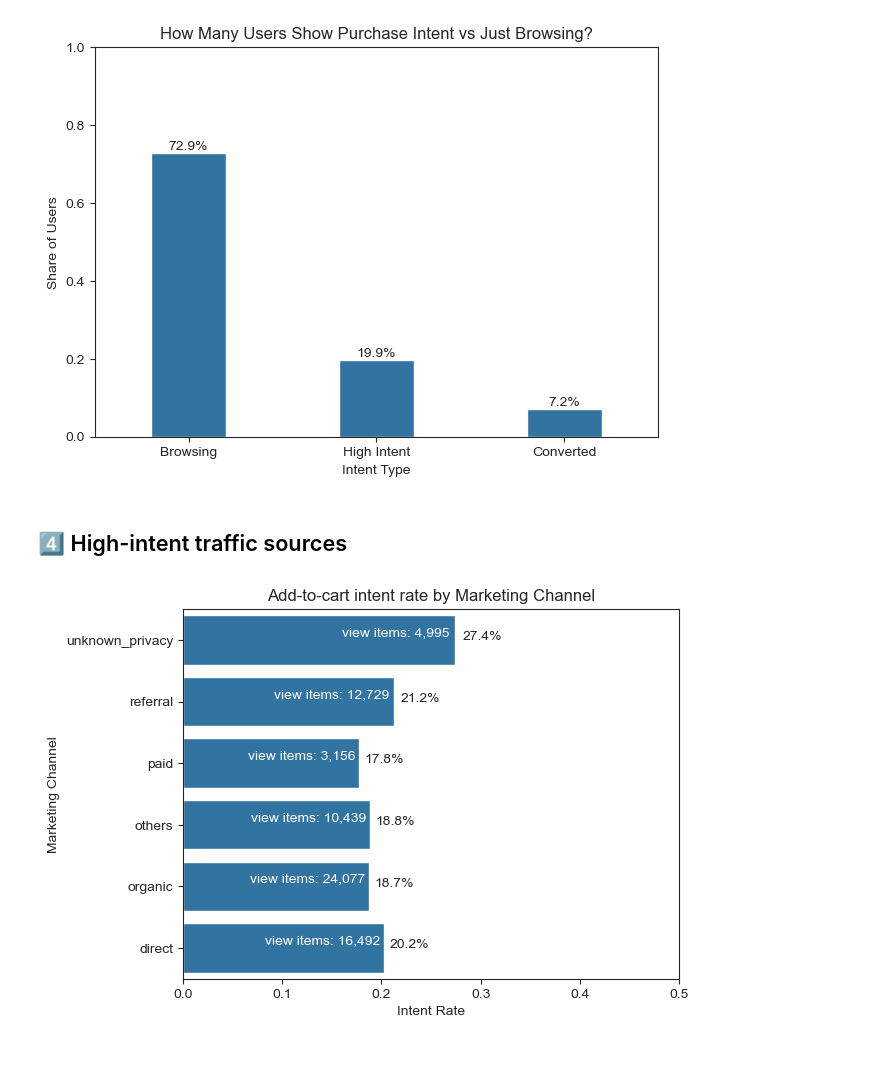
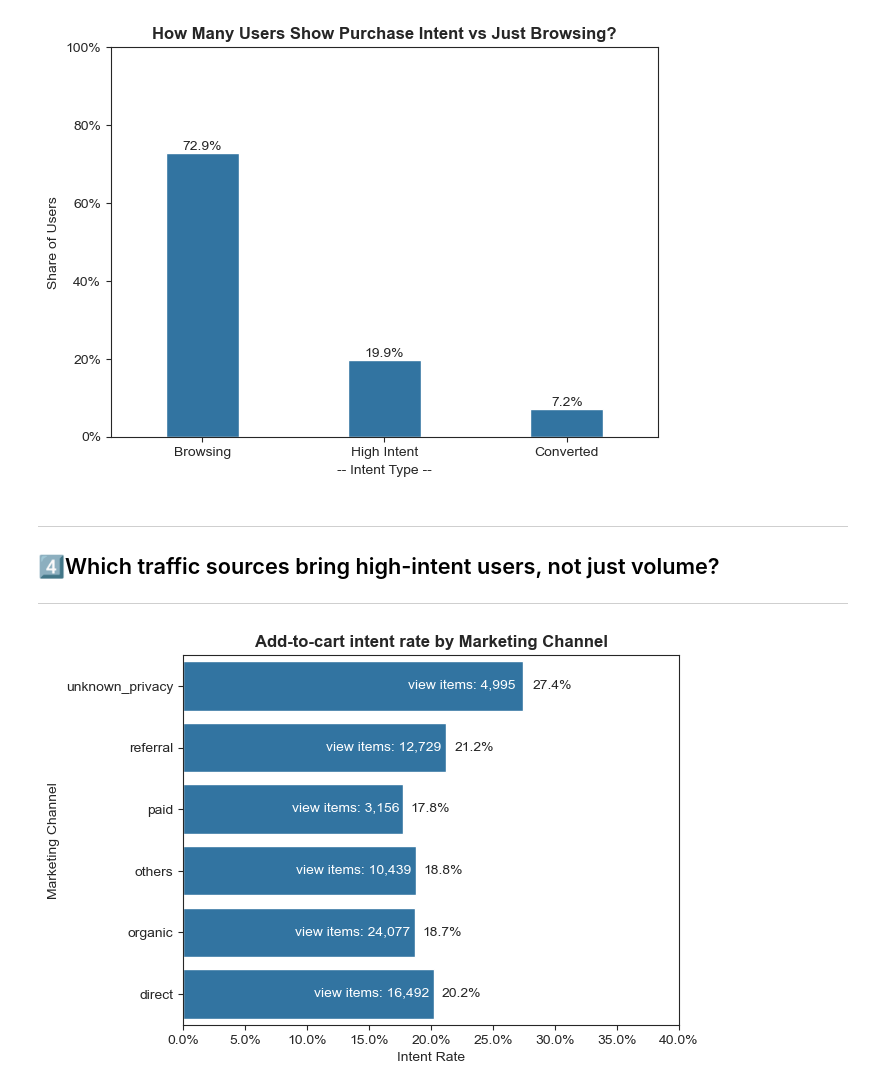
Before and after one commit to GH-AkshyM/BigQuery-Python-EDA, a Jupyter notebook: notebooks/04_EDA_and_Insights.ipynb, the cells around one changed output. Drawn from its saved outputs; the diff is of its cells as text; code cells hidden in the pictures; blank space fills up the shorter version.

```diff
--- a/notebooks/04_EDA_and_Insights.ipynb
+++ b/notebooks/04_EDA_and_Insights.ipynb
@@ -227,15 +190,18 @@ for i, row in intent_summary.iterrows():
         ha= 'center'
     )
 plt.ylim(0,1)
-plt.title("How Many Users Show Purchase Intent vs Just Browsing?")
-plt.xlabel('Intent Type')
+plt.title("How Many Users Show Purchase Intent vs Just Browsing?",fontweight='bold')
+plt.xlabel('-- Intent Type --')
 plt.ylabel('Share of Users')
+plt.gca().yaxis.set_major_formatter(mtick.PercentFormatter(1.0))
 plt.tight_layout()
 plt.show()
 # %% [output]
-[figure, old version]
+[figure, new version]
 # %% [markdown]
-## 4️⃣ High-intent traffic sources
+---
+## 4️⃣Which traffic sources bring high-intent users, not just volume?
+---
 # %%
 channel_intent = df_events[df_events['event_name'].isin(['view_item','add_to_cart'])].copy()
 channel_intent = (
@@ -243,35 +209,37 @@ channel_intent = (
     .nunique()
     .unstack(fill_value=0)
     .reset_index()
 )
 channel_intent['intent_rate'] = channel_intent['add_to_cart'] / channel_intent['view_item']
 channel_intent
 
 sns.barplot(
     data=channel_intent,
     y='marketing_channel',
     x='intent_rate',
 )
 for i ,row in channel_intent.iterrows():
     plt.text(
         row['intent_rate'] * .98,
         i,
         f"view items: {row['view_item']:,}",
-        va= 'bottom',
+        va= 'center',
         ha = 'right',
         color = 'white'
     )
     plt.text(
         row['intent_rate']* 1.03,
         i,
         f"{row['intent_rate']:.1%}",
-        ha='left'
+        ha='left',
+        va='center'
     )
-plt.xlim(0,.5)
-plt.title('Add-to-cart intent rate by Marketing Channel')
+plt.xlim(0,.4)
+plt.title('Add-to-cart intent rate by Marketing Channel',fontweight='bold')
 plt.ylabel('Marketing Channel')
 plt.xlabel('Intent Rate')
 plt.gca().invert_yaxis()
+plt.gca().xaxis.set_major_formatter(mtick.PercentFormatter(1.0))
 plt.show()
 # %% [output]
-[figure, old version]
+[figure, new version]
```
Also changed, not shown: parts of 22 cells of this notebook.
